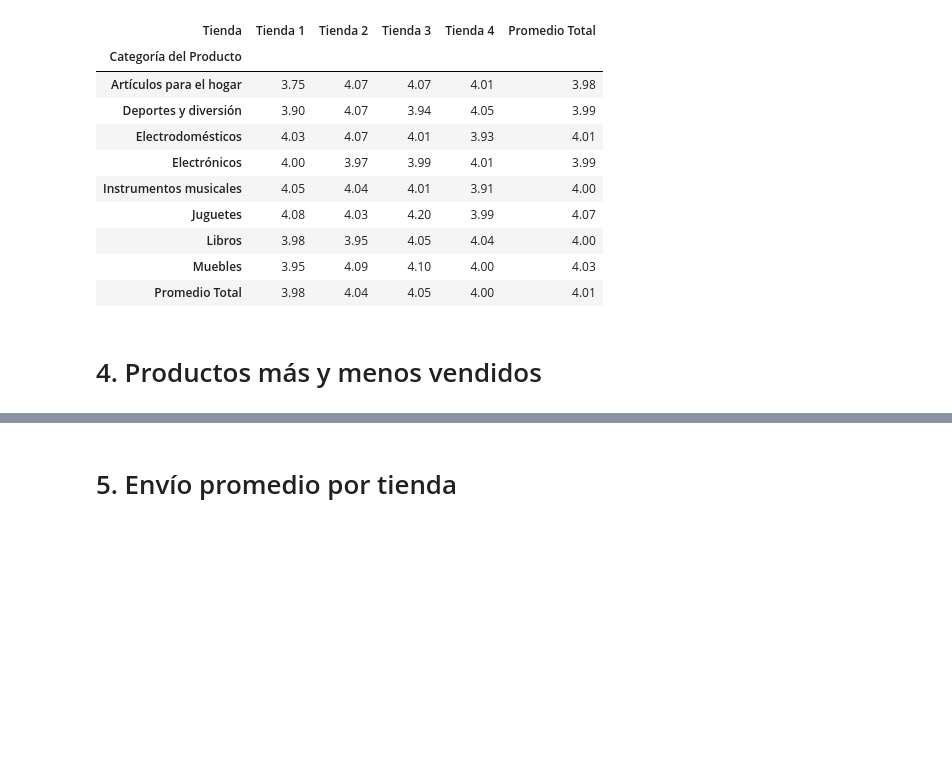
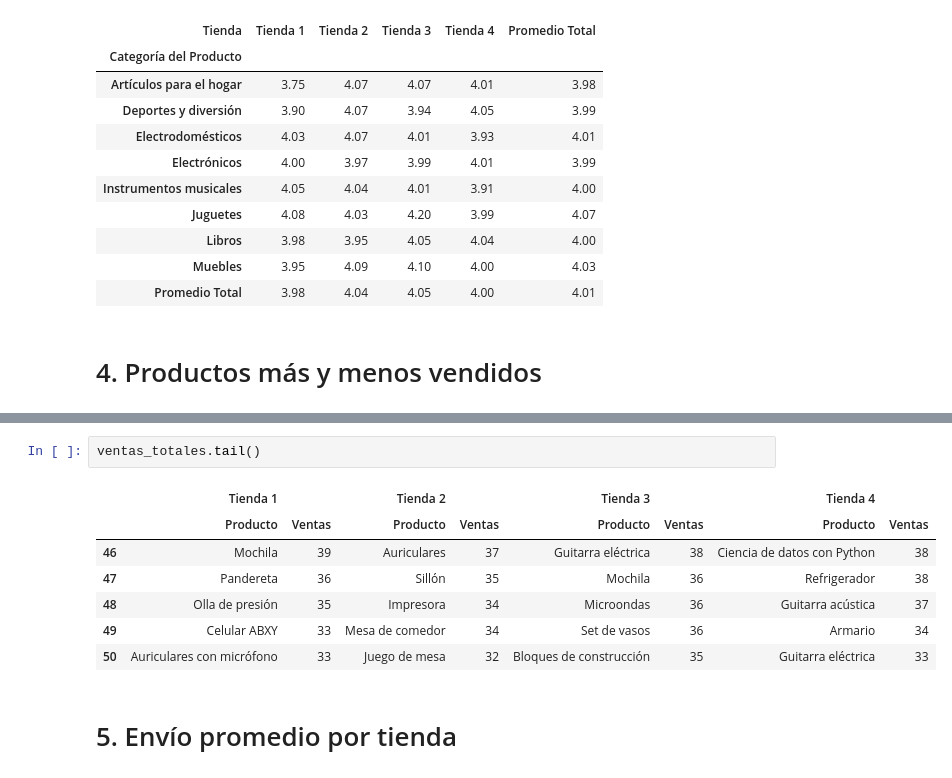
Before and after one commit to Arcturus26/Challenge-Alura-Store, a Jupyter notebook: AluraStoreLatam.ipynb, the cells around one changed output, grey strips where cells are left out. Drawn from its saved outputs; the diff is of its cells as text; blank space fills up the shorter version.

```diff
--- a/AluraStoreLatam.ipynb
+++ b/AluraStoreLatam.ipynb
@@ -142,2 +193,12 @@ tiendas_combinadas.pivot_table(index='Categoría del Producto', columns='Tienda'
+# %%
+ventas_totales.tail()
+# %% [output]
+|  | Tienda 1 |  | Tienda 2 |  | Tienda 3 |  | Tienda 4 |  |
+|  | Producto | Ventas | Producto | Ventas | Producto | Ventas | Producto | Ventas |
+| 46 | Mochila | 39 | Auriculares | 37 | Guitarra eléctrica | 38 | Ciencia de datos con Python | 38 |
+| 47 | Pandereta | 36 | Sillón | 35 | Mochila | 36 | Refrigerador | 38 |
+| 48 | Olla de presión | 35 | Impresora | 34 | Microondas | 36 | Guitarra acústica | 37 |
+| 49 | Celular ABXY | 33 | Mesa de comedor | 34 | Set de vasos | 36 | Armario | 34 |
+| 50 | Auriculares con micrófono | 33 | Juego de mesa | 32 | Bloques de construcción | 35 | Guitarra eléctrica | 33 |
 # %% [markdown]
 # 5. Envío promedio por tienda
```
Also changed, not shown: parts of 4 cells of this notebook.
